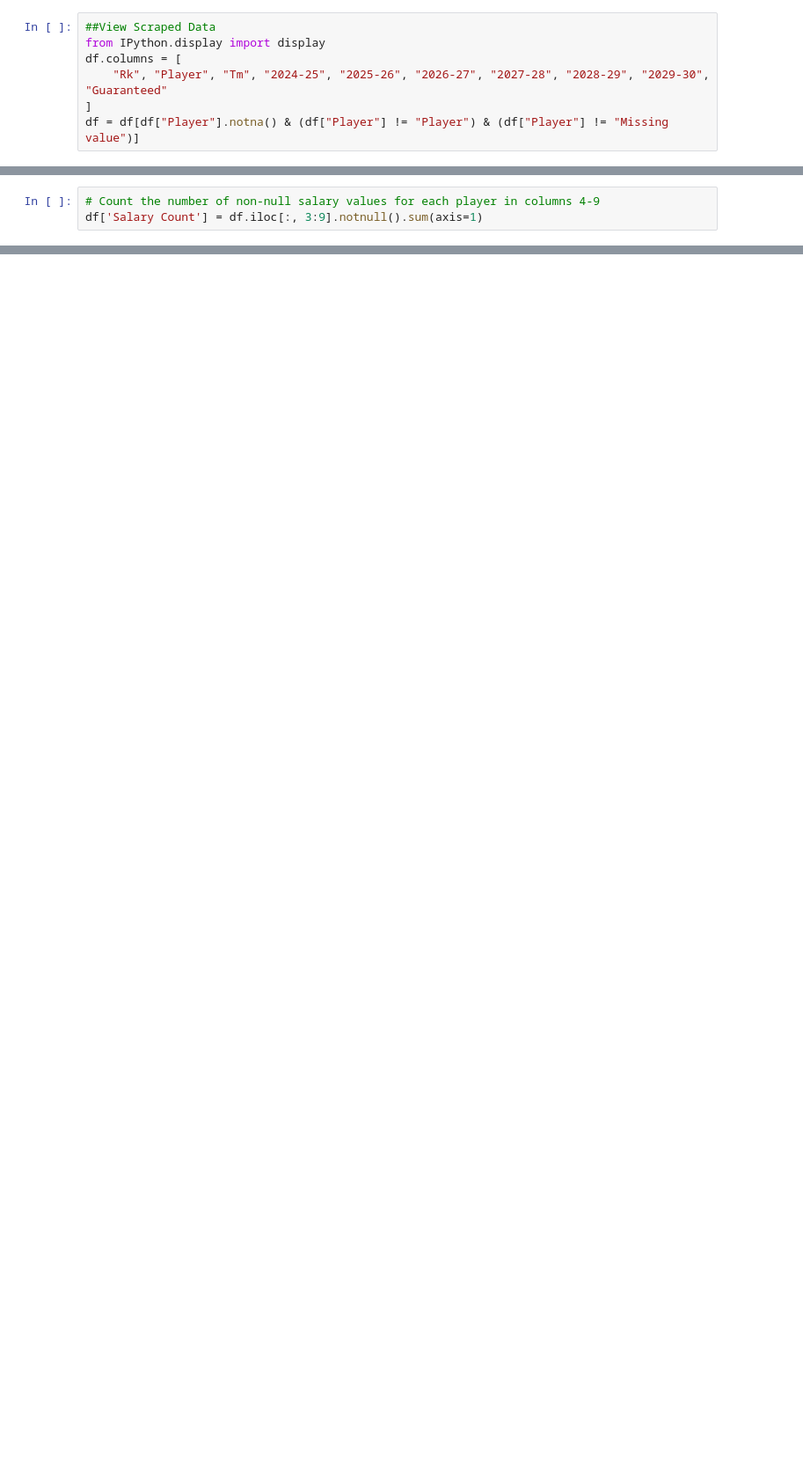
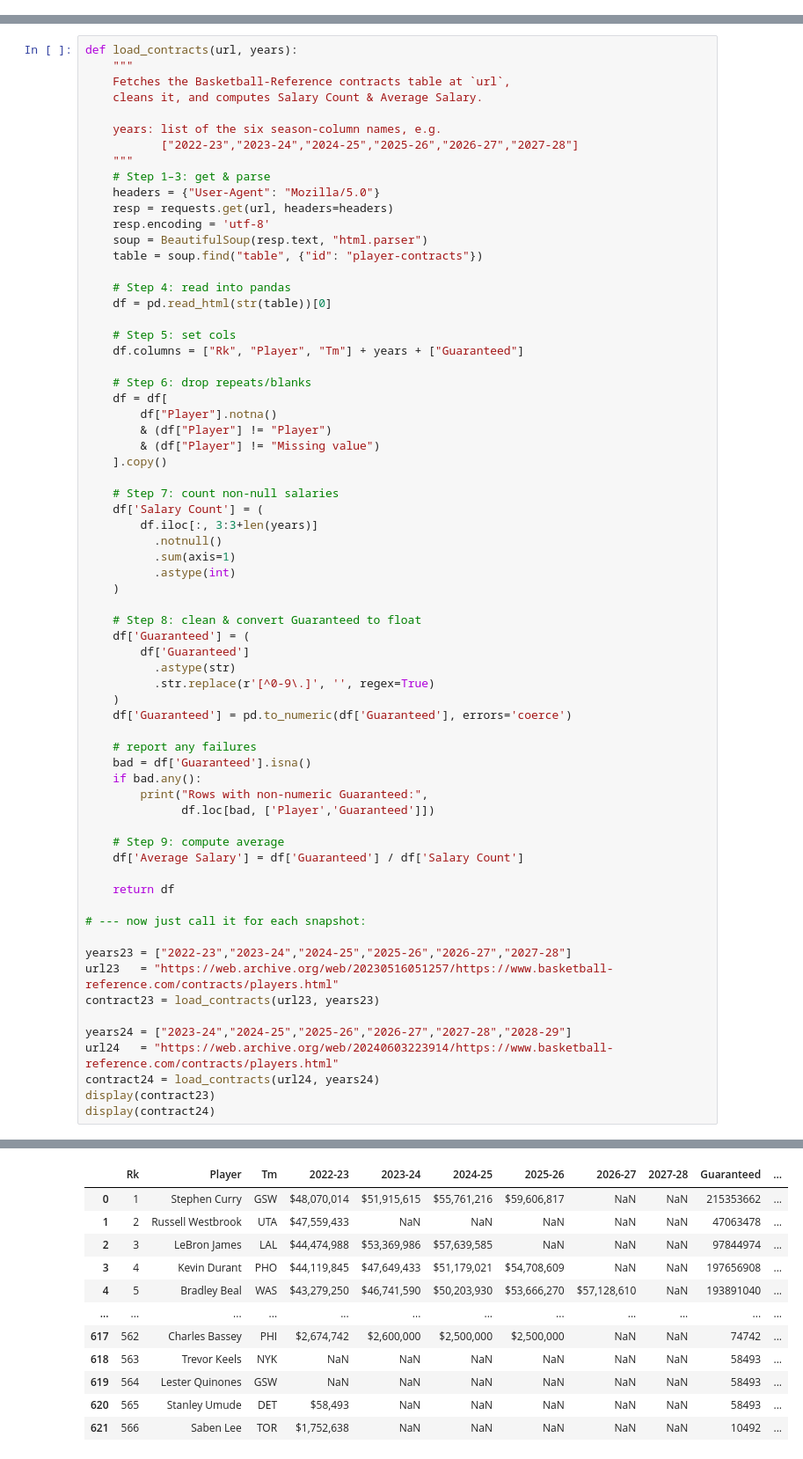
Before and after one commit to garethjones1/econometricsNBA, a Jupyter notebook: beginning.ipynb, the cells around one changed output, grey strips where cells are left out. Shown at 88% size. Cells and saved outputs as stored; diff of their text form; blank space fills up the shorter version.

Commit message:
Working on data

```diff
--- a/beginning.ipynb
+++ b/beginning.ipynb
@@ -44,7 +108,0 @@ print(df)
-# %%
-##View Scraped Data
-from IPython.display import display
-df.columns = [
-    "Rk", "Player", "Tm", "2024-25", "2025-26", "2026-27", "2027-28", "2028-29", "2029-30", "Guaranteed"
-]
-df = df[df["Player"].notna() & (df["Player"] != "Player") & (df["Player"] != "Missing value")]
@@ -67,3 +108,0 @@ display(df)
-# %%
-# Count the number of non-null salary values for each player in columns 4-9
-df['Salary Count'] = df.iloc[:, 3:9].notnull().sum(axis=1)
@@ -105,0 +228,68 @@ display(df)
+# %%
+def load_contracts(url, years):
+    """
+    Fetches the Basketball‑Reference contracts table at `url`,
+    cleans it, and computes Salary Count & Average Salary.
+
+    years: list of the six season‑column names, e.g.
+           ["2022-23","2023-24","2024-25","2025-26","2026-27","2027-28"]
+    """
+    # Step 1–3: get & parse
+    headers = {"User-Agent": "Mozilla/5.0"}
+    resp = requests.get(url, headers=headers)
+    resp.encoding = 'utf-8'
+    soup = BeautifulSoup(resp.text, "html.parser")
+    table = soup.find("table", {"id": "player-contracts"})
+
+    # Step 4: read into pandas
+    df = pd.read_html(str(table))[0]
+
+    # Step 5: set cols
+    df.columns = ["Rk", "Player", "Tm"] + years + ["Guaranteed"]
+
+    # Step 6: drop repeats/blanks
+    df = df[
+        df["Player"].notna()
+        & (df["Player"] != "Player")
+        & (df["Player"] != "Missing value")
+    ].copy()
+
+    # Step 7: count non-null salaries
+    df['Salary Count'] = (
+        df.iloc[:, 3:3+len(years)]
+          .notnull()
+          .sum(axis=1)
+          .astype(int)
+    )
+
+    # Step 8: clean & convert Guaranteed to float
+    df['Guaranteed'] = (
+        df['Guaranteed']
+          .astype(str)
+          .str.replace(r'[^0-9\.]', '', regex=True)
+    )
+    df['Guaranteed'] = pd.to_numeric(df['Guaranteed'], errors='coerce')
+
+    # report any failures
+    bad = df['Guaranteed'].isna()
+    if bad.any():
+        print("Rows with non‑numeric Guaranteed:",
+              df.loc[bad, ['Player','Guaranteed']])
+
+    # Step 9: compute average
+    df['Average Salary'] = df['Guaranteed'] / df['Salary Count']
+
+    return df
+
+# --- now just call it for each snapshot:
+
+years23 = ["2022-23","2023-24","2024-25","2025-26","2026-27","2027-28"]
+url23   = "https://web.archive.org/web/20230516051257/https://www.basketball-reference.com/contracts/players.html"
+contract23 = load_contracts(url23, years23)
+
+years24 = ["2023-24","2024-25","2025-26","2026-27","2027-28","2028-29"]
+url24   = "https://web.archive.org/web/20240603223914/https://www.basketball-reference.com/contracts/players.html"
+contract24 = load_contracts(url24, years24)
+display(contract23)
+display(contract24)
+# %% [output]
@@ -105,0 +308,12 @@ display(df)
+|  | Rk | Player | Tm | 2022-23 | 2023-24 | 2024-25 | 2025-26 | 2026-27 | 2027-28 | Guaranteed | ... |
+| 0 | 1 | Stephen Curry | GSW | $48,070,014 | $51,915,615 | $55,761,216 | $59,606,817 | NaN | NaN | 215353662 | ... |
+| 1 | 2 | Russell Westbrook | UTA | $47,559,433 | NaN | NaN | NaN | NaN | NaN | 47063478 | ... |
+| 2 | 3 | LeBron James | LAL | $44,474,988 | $53,369,986 | $57,639,585 | NaN | NaN | NaN | 97844974 | ... |
+| 3 | 4 | Kevin Durant | PHO | $44,119,845 | $47,649,433 | $51,179,021 | $54,708,609 | NaN | NaN | 197656908 | ... |
+| 4 | 5 | Bradley Beal | WAS | $43,279,250 | $46,741,590 | $50,203,930 | $53,666,270 | $57,128,610 | NaN | 193891040 | ... |
+| ... | ... | ... | ... | ... | ... | ... | ... | ... | ... | ... | ... |
+| 617 | 562 | Charles Bassey | PHI | $2,674,742 | $2,600,000 | $2,500,000 | $2,500,000 | NaN | NaN | 74742 | ... |
+| 618 | 563 | Trevor Keels | NYK | NaN | NaN | NaN | NaN | NaN | NaN | 58493 | ... |
+| 619 | 564 | Lester Quinones | GSW | NaN | NaN | NaN | NaN | NaN | NaN | 58493 | ... |
+| 620 | 565 | Stanley Umude | DET | $58,493 | NaN | NaN | NaN | NaN | NaN | 58493 | ... |
+| 621 | 566 | Saben Lee | TOR | $1,752,638 | NaN | NaN | NaN | NaN | NaN | 10492 | ... |
```
Also changed, not shown: parts of 12 cells of this notebook, 9 other files.
